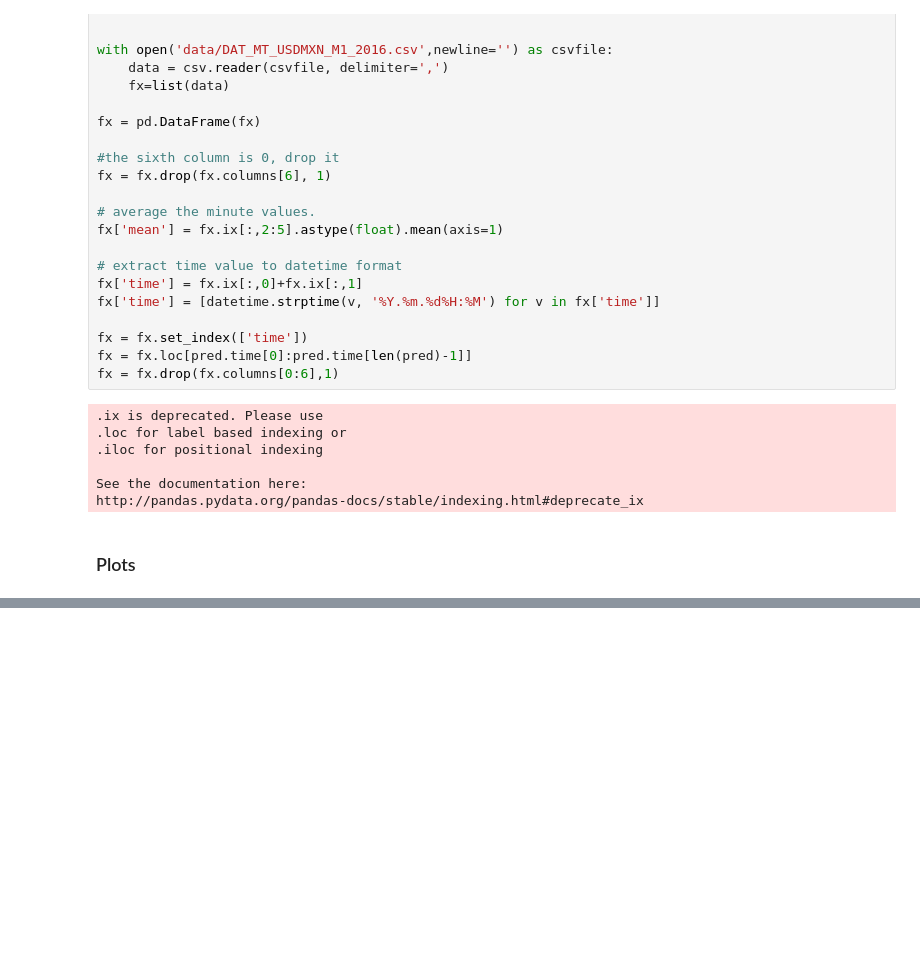
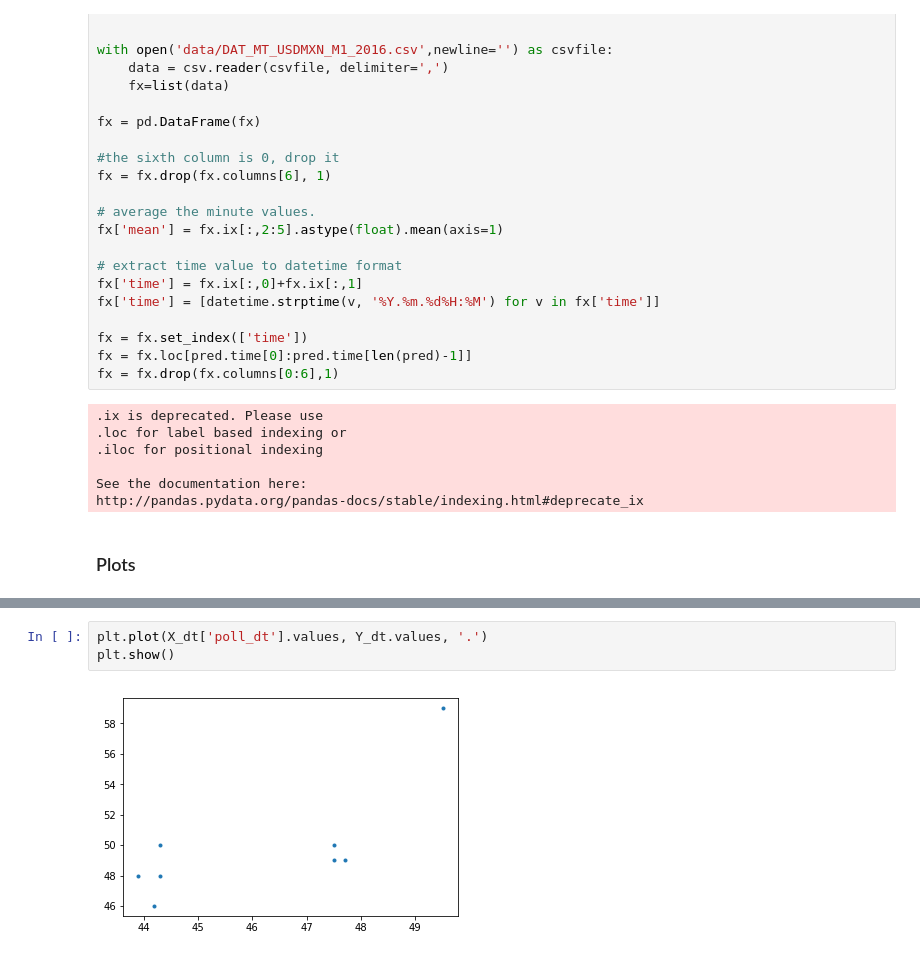
Before and after one commit to alexhuang1117/Data-Science-Portfolio, a Jupyter notebook: FX_Analysis_During_US_Election/main.ipynb, the cells around one changed output, grey strips where cells are left out. Drawn from its saved outputs; the diff is of its cells as text; blank space fills up the shorter version.

```diff
--- a/FX_Analysis_During_US_Election/main.ipynb
+++ b/FX_Analysis_During_US_Election/main.ipynb
@@ -244,0 +297,5 @@ plt.show()
+# %%
+plt.plot(X_dt['poll_dt'].values, Y_dt.values, '.')
+plt.show()
+# %% [output]
+[figure, added]
```
Also changed, not shown: parts of 5 cells of this notebook, 3 other files.
